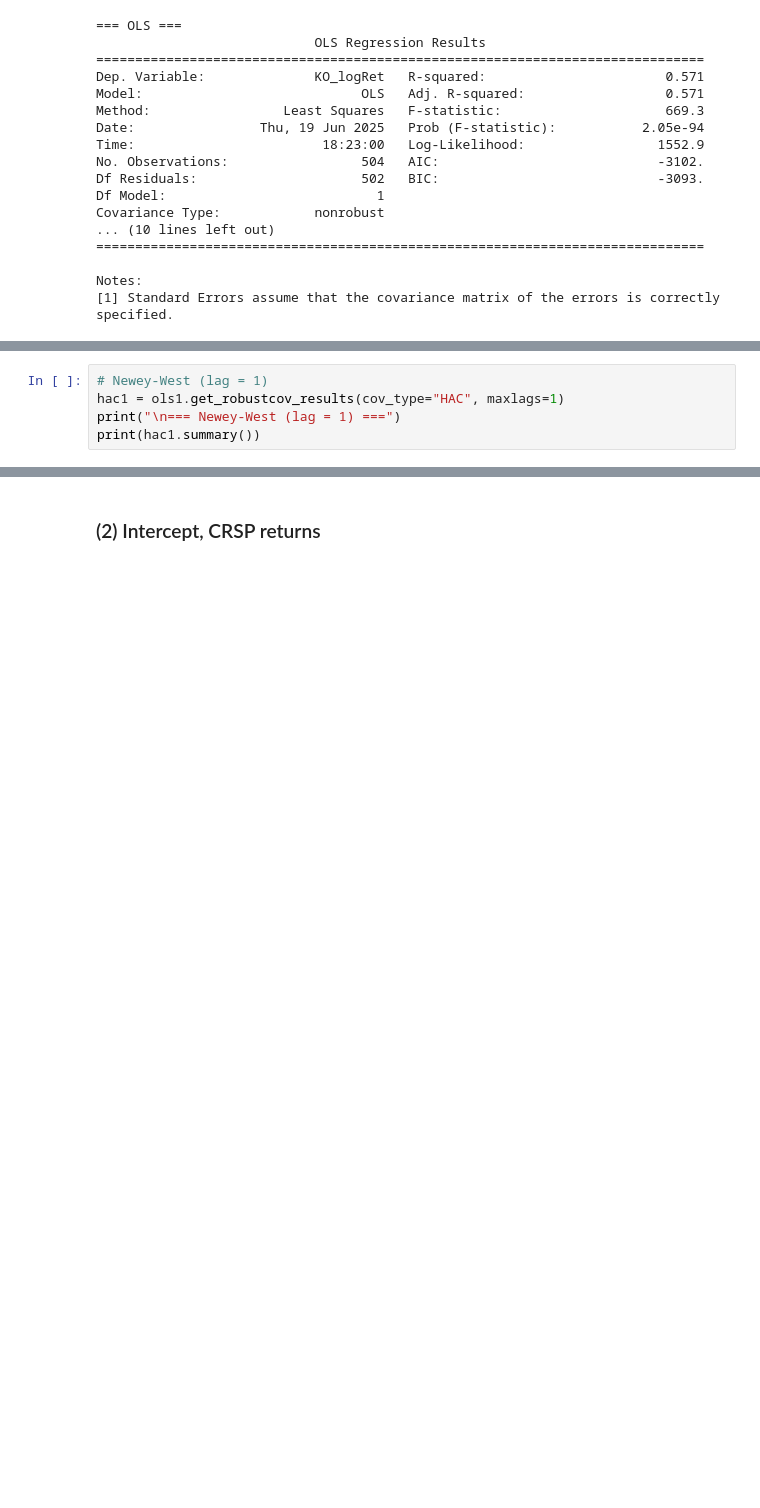
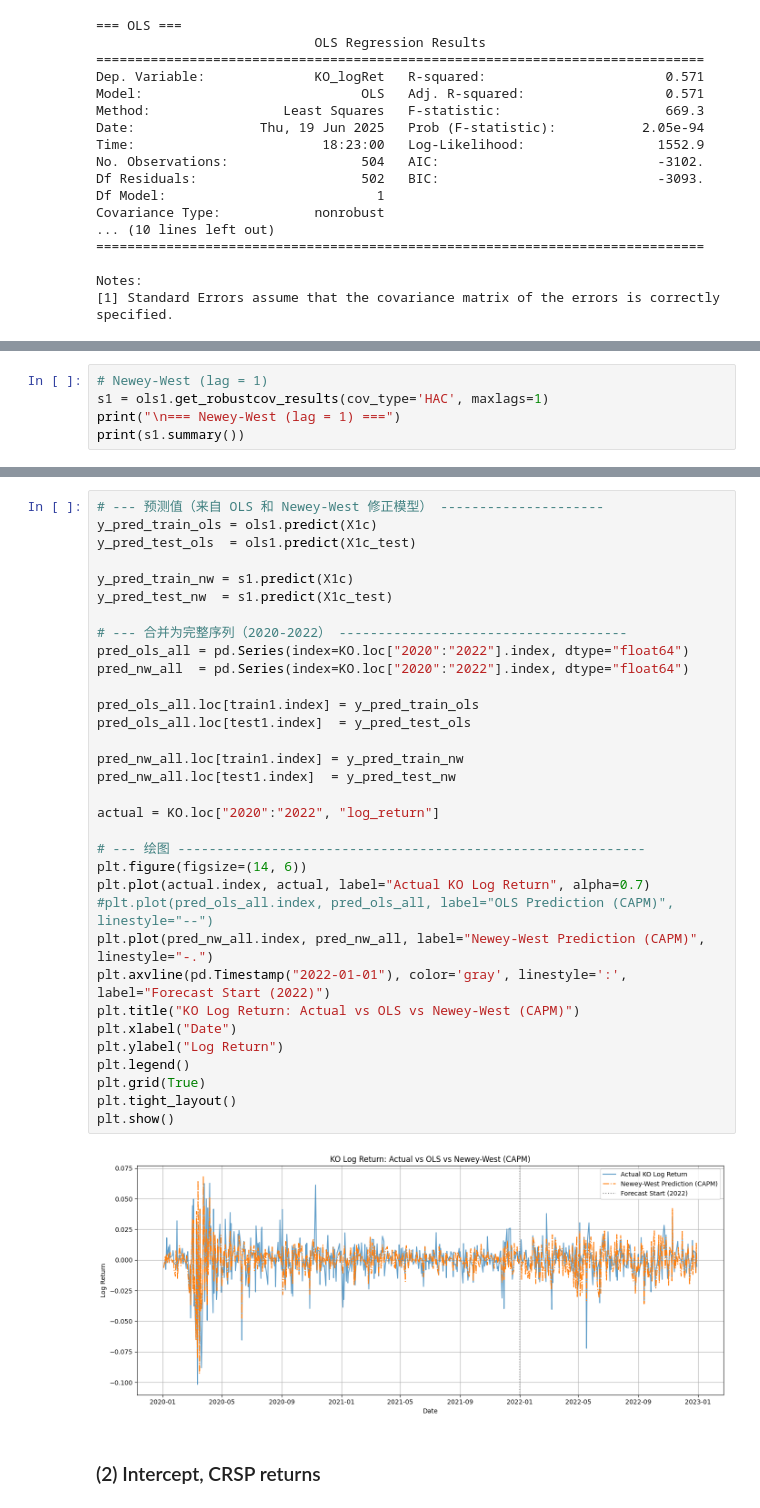
Before and after one commit to CYXNBNBNB/AD685-Quantitative-Methods-for-Finance, a Jupyter notebook: AD685 OLS Regression HAC.ipynb, the cells around one changed output, grey strips where cells are left out. Cells and saved outputs as stored; diff of their text form; blank space fills up the shorter version.

```diff
--- a/AD685 OLS Regression HAC.ipynb
+++ b/AD685 OLS Regression HAC.ipynb
@@ -463,8 +499,8 @@ Notes:
 # %%
 # Newey-West (lag = 1)
-hac1 = ols1.get_robustcov_results(cov_type="HAC", maxlags=1)
+s1 = ols1.get_robustcov_results(cov_type='HAC', maxlags=1)
 print("\n=== Newey-West (lag = 1) ===")
-print(hac1.summary())
+print(s1.summary())
 # %% [output]
 === Newey-West (lag = 1) ===
                             OLS Regression Results
@@ -483,6 +519,41 @@ Covariance Type:                  HAC
 
 Notes:
 [1] Standard Errors are heteroscedasticity and autocorrelation robust (HAC) using 1 lags and without small sample correction
+# %%
+# --- 预测值（来自 OLS 和 Newey-West 修正模型） ---------------------
+y_pred_train_ols = ols1.predict(X1c)
+y_pred_test_ols  = ols1.predict(X1c_test)
+
+y_pred_train_nw = s1.predict(X1c)
+y_pred_test_nw  = s1.predict(X1c_test)
+
+# --- 合并为完整序列（2020-2022） -------------------------------------
+pred_ols_all = pd.Series(index=KO.loc["2020":"2022"].index, dtype="float64")
+pred_nw_all  = pd.Series(index=KO.loc["2020":"2022"].index, dtype="float64")
+
+pred_ols_all.loc[train1.index] = y_pred_train_ols
+pred_ols_all.loc[test1.index]  = y_pred_test_ols
+
+pred_nw_all.loc[train1.index] = y_pred_train_nw
+pred_nw_all.loc[test1.index]  = y_pred_test_nw
+
+actual = KO.loc["2020":"2022", "log_return"]
+
+# --- 绘图 ------------------------------------------------------------
+plt.figure(figsize=(14, 6))
+plt.plot(actual.index, actual, label="Actual KO Log Return", alpha=0.7)
+#plt.plot(pred_ols_all.index, pred_ols_all, label="OLS Prediction (CAPM)", linestyle="--")
+plt.plot(pred_nw_all.index, pred_nw_all, label="Newey-West Prediction (CAPM)", linestyle="-.")
+plt.axvline(pd.Timestamp("2022-01-01"), color='gray', linestyle=':', label="Forecast Start (2022)")
+plt.title("KO Log Return: Actual vs OLS vs Newey-West (CAPM)")
+plt.xlabel("Date")
+plt.ylabel("Log Return")
+plt.legend()
+plt.grid(True)
+plt.tight_layout()
+plt.show()
+# %% [output]
+[figure, added]
 # %% [markdown]
 ### (2) Intercept, CRSP returns
 # %%
```
Also changed, not shown: parts of 13 cells of this notebook.
